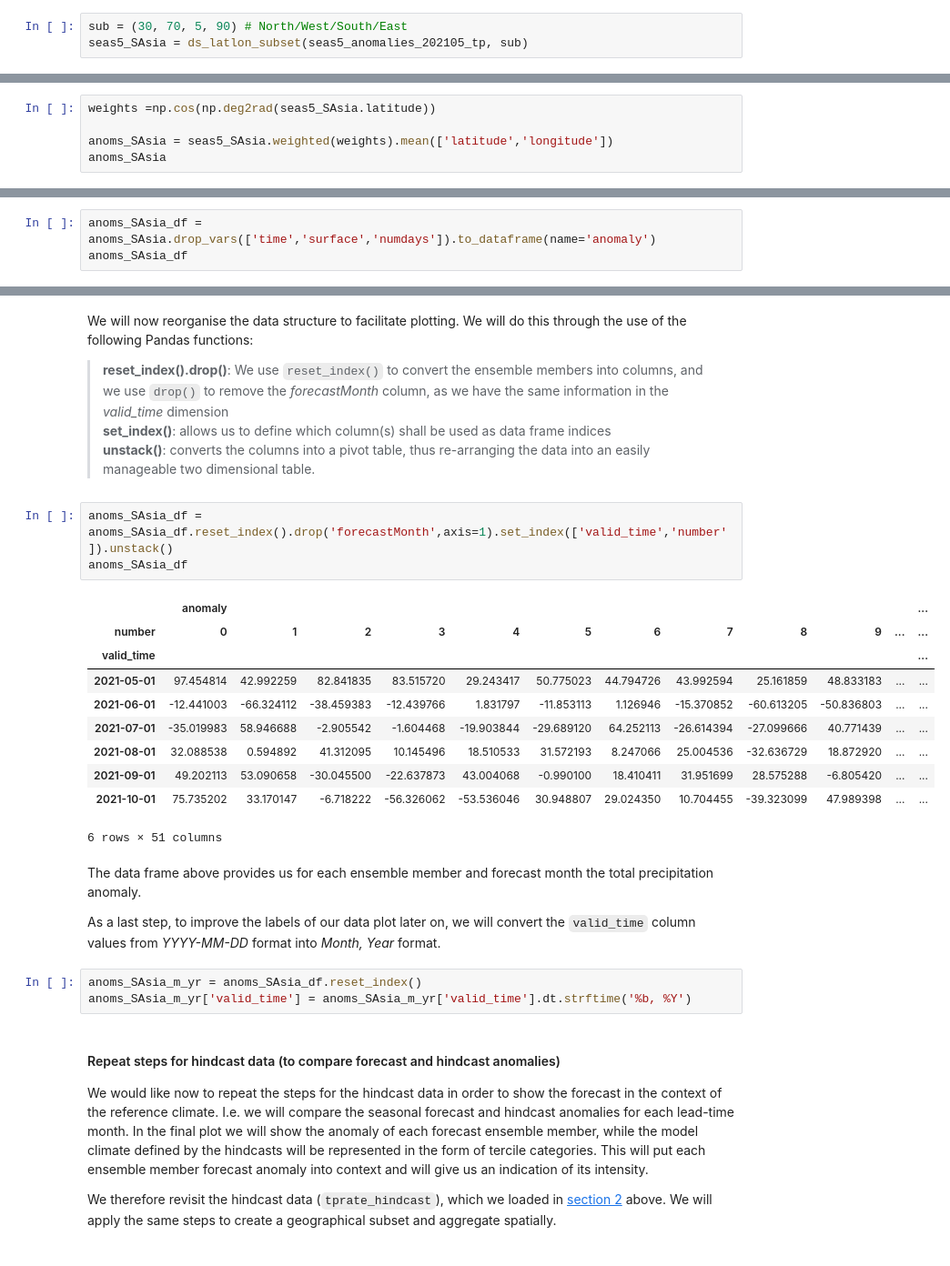
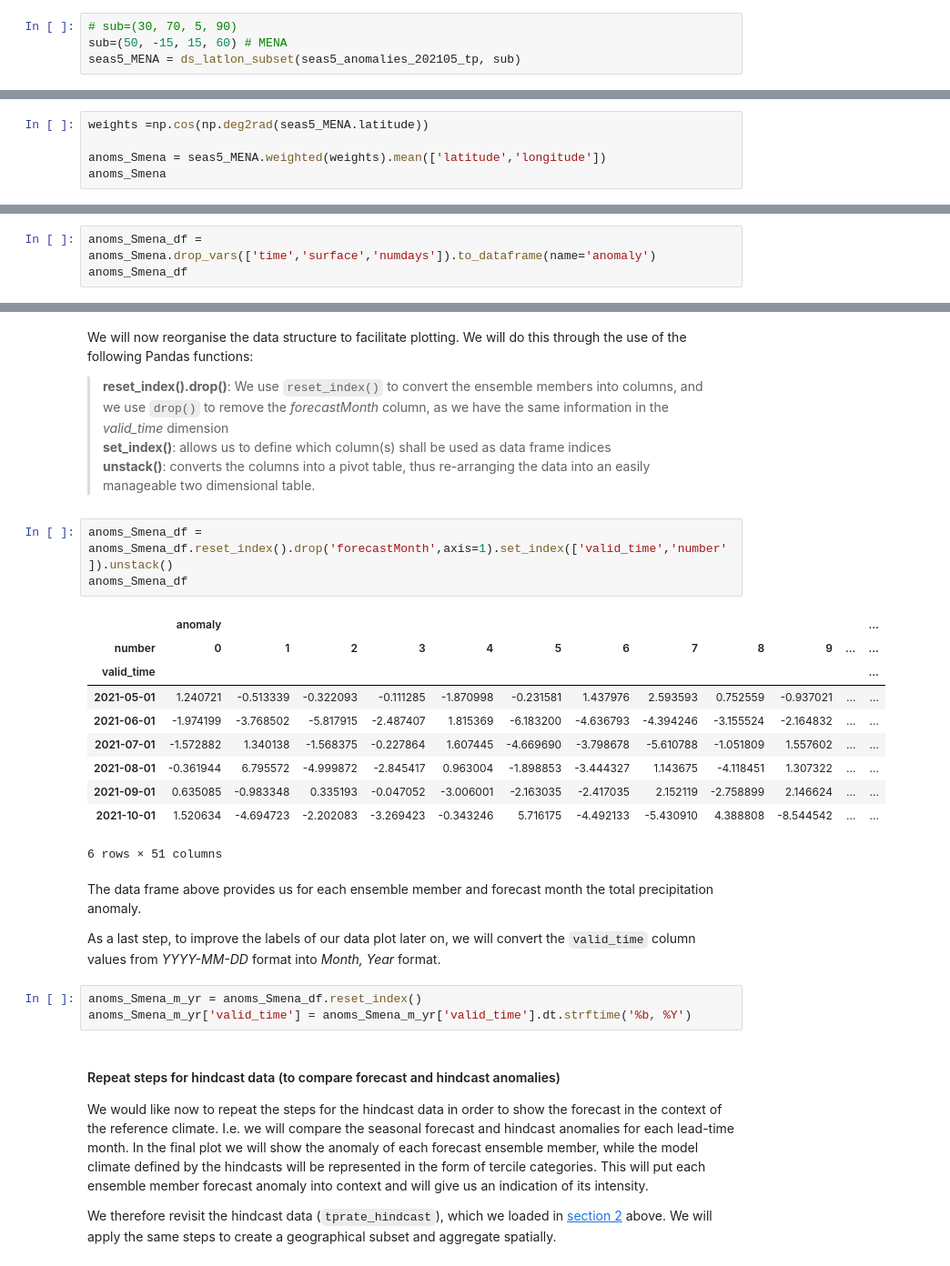
Before and after one commit to Mohamed-01-git/MODELIZATION, a Jupyter notebook: sf-anomalies.ipynb, the cells around one changed output, grey strips where cells are left out. Shown at 91% size. Cells and saved outputs as stored; diff of their text form.

```diff
--- a/sf-anomalies.ipynb
+++ b/sf-anomalies.ipynb
@@ -490,8 +490,9 @@ def ds_latlon_subset(ds,area,latname='latitude',lonname='longitude'):
 # %% [markdown]
 Now, we apply the function `ds_latlon_subset()` to the data array of the seasonal forecast anomalies.
 # %%
-sub = (30, 70, 5, 90) # North/West/South/East
-seas5_SAsia = ds_latlon_subset(seas5_anomalies_202105_tp, sub)
+# sub=(30, 70, 5, 90)
+sub=(50, -15, 15, 60) # MENA
+seas5_MENA = ds_latlon_subset(seas5_anomalies_202105_tp, sub)
 # %% [markdown]
 ### 4.1 Spatial map visualization
 # %% [markdown]
@@ -554,9 +563,9 @@ To put the anomalies in context they will be compared to the reference climate c
 # %% [markdown]
 The first step is to create the weighted average of the subregion defined above. For this, we first estimate the cell area with the cosine of the latitude. These weights are then applied when the data array is averaged over the two dimensions `latitude` and `longitude`. You can use the xarray function `weighted()` together with the function `mean()` to create a weighted average of the geographical region. The result is a data array with two dimensions: `number` and `forecastMonth`.
 # %%
-weights =np.cos(np.deg2rad(seas5_SAsia.latitude))
+weights =np.cos(np.deg2rad(seas5_MENA.latitude))
 
-anoms_SAsia = seas5_SAsia.weighted(weights).mean(['latitude','longitude'])
-anoms_SAsia
+anoms_Smena = seas5_MENA.weighted(weights).mean(['latitude','longitude'])
+anoms_Smena
 # %% [output]
 <xarray.DataArray (number: 51, forecastMonth: 6)>
@@ -581,8 +590,8 @@ array([[ 9.74548139e+01, -1.24410035e+01, -3.50199825e+01,
 # %% [markdown]
 To facilitate further processing we will convert the data array into a pandas.Dataframe object with the function `to_dataframe()`. Pandas dataframes are optimised for the processing and visualisation of two dimensional data. We may want to drop coordinates that are not needed. We can do this with the function `drop_vars()`.
 # %%
-anoms_SAsia_df = anoms_SAsia.drop_vars(['time','surface','numdays']).to_dataframe(name='anomaly')
-anoms_SAsia_df
+anoms_Smena_df = anoms_Smena.drop_vars(['time','surface','numdays']).to_dataframe(name='anomaly')
+anoms_Smena_df
 # %% [output]
 |  |  | valid_time | anomaly |
 | number | forecastMonth |  |  |
@@ -605,26 +614,26 @@ We will now reorganise the data structure to facilitate plotting. We will do thi
 > **set_index()**: allows us to define which column(s) shall be used as data frame indices <br>
 > **unstack()**: converts the columns into a pivot table, thus re-arranging the data into an easily manageable two dimensional table.<br>
 # %%
-anoms_SAsia_df = anoms_SAsia_df.reset_index().drop('forecastMonth',axis=1).set_index(['valid_time','number']).unstack()
-anoms_SAsia_df
+anoms_Smena_df = anoms_Smena_df.reset_index().drop('forecastMonth',axis=1).set_index(['valid_time','number']).unstack()
+anoms_Smena_df
 # %% [output]
 |  | anomaly |  |  |  |  |  |  |  |  |  |  | ... |
 | number | 0 | 1 | 2 | 3 | 4 | 5 | 6 | 7 | 8 | 9 | ... | ... |
 | valid_time |  |  |  |  |  |  |  |  |  |  |  | ... |
-| 2021-05-01 | 97.454814 | 42.992259 | 82.841835 | 83.515720 | 29.243417 | 50.775023 | 44.794726 | 43.992594 | 25.161859 | 48.833183 | ... | ... |
-| 2021-06-01 | -12.441003 | -66.324112 | -38.459383 | -12.439766 | 1.831797 | -11.853113 | 1.126946 | -15.370852 | -60.613205 | -50.836803 | ... | ... |
-| 2021-07-01 | -35.019983 | 58.946688 | -2.905542 | -1.604468 | -19.903844 | -29.689120 | 64.252113 | -26.614394 | -27.099666 | 40.771439 | ... | ... |
-| 2021-08-01 | 32.088538 | 0.594892 | 41.312095 | 10.145496 | 18.510533 | 31.572193 | 8.247066 | 25.004536 | -32.636729 | 18.872920 | ... | ... |
-| 2021-09-01 | 49.202113 | 53.090658 | -30.045500 | -22.637873 | 43.004068 | -0.990100 | 18.410411 | 31.951699 | 28.575288 | -6.805420 | ... | ... |
-| 2021-10-01 | 75.735202 | 33.170147 | -6.718222 | -56.326062 | -53.536046 | 30.948807 | 29.024350 | 10.704455 | -39.323099 | 47.989398 | ... | ... |
+| 2021-05-01 | 1.240721 | -0.513339 | -0.322093 | -0.111285 | -1.870998 | -0.231581 | 1.437976 | 2.593593 | 0.752559 | -0.937021 | ... | ... |
+| 2021-06-01 | -1.974199 | -3.768502 | -5.817915 | -2.487407 | 1.815369 | -6.183200 | -4.636793 | -4.394246 | -3.155524 | -2.164832 | ... | ... |
+| 2021-07-01 | -1.572882 | 1.340138 | -1.568375 | -0.227864 | 1.607445 | -4.669690 | -3.798678 | -5.610788 | -1.051809 | 1.557602 | ... | ... |
+| 2021-08-01 | -0.361944 | 6.795572 | -4.999872 | -2.845417 | 0.963004 | -1.898853 | -3.444327 | 1.143675 | -4.118451 | 1.307322 | ... | ... |
+| 2021-09-01 | 0.635085 | -0.983348 | 0.335193 | -0.047052 | -3.006001 | -2.163035 | -2.417035 | 2.152119 | -2.758899 | 2.146624 | ... | ... |
+| 2021-10-01 | 1.520634 | -4.694723 | -2.202083 | -3.269423 | -0.343246 | 5.716175 | -4.492133 | -5.430910 | 4.388808 | -8.544542 | ... | ... |
 6 rows × 51 columns
 # %% [markdown]
 The data frame above provides us for each ensemble member and forecast month the total precipitation anomaly.
 
 As a last step, to improve the labels of our data plot later on, we will convert the `valid_time` column values from *YYYY-MM-DD* format into *Month, Year* format.
 # %%
-anoms_SAsia_m_yr = anoms_SAsia_df.reset_index()
-anoms_SAsia_m_yr['valid_time'] = anoms_SAsia_m_yr['valid_time'].dt.strftime('%b, %Y')
+anoms_Smena_m_yr = anoms_Smena_df.reset_index()
+anoms_Smena_m_yr['valid_time'] = anoms_Smena_m_yr['valid_time'].dt.strftime('%b, %Y')
 # %% [markdown]
 #### Repeat steps for hindcast data (to compare forecast and hindcast anomalies)
 
```
Also changed, not shown: parts of 10 cells of this notebook.
